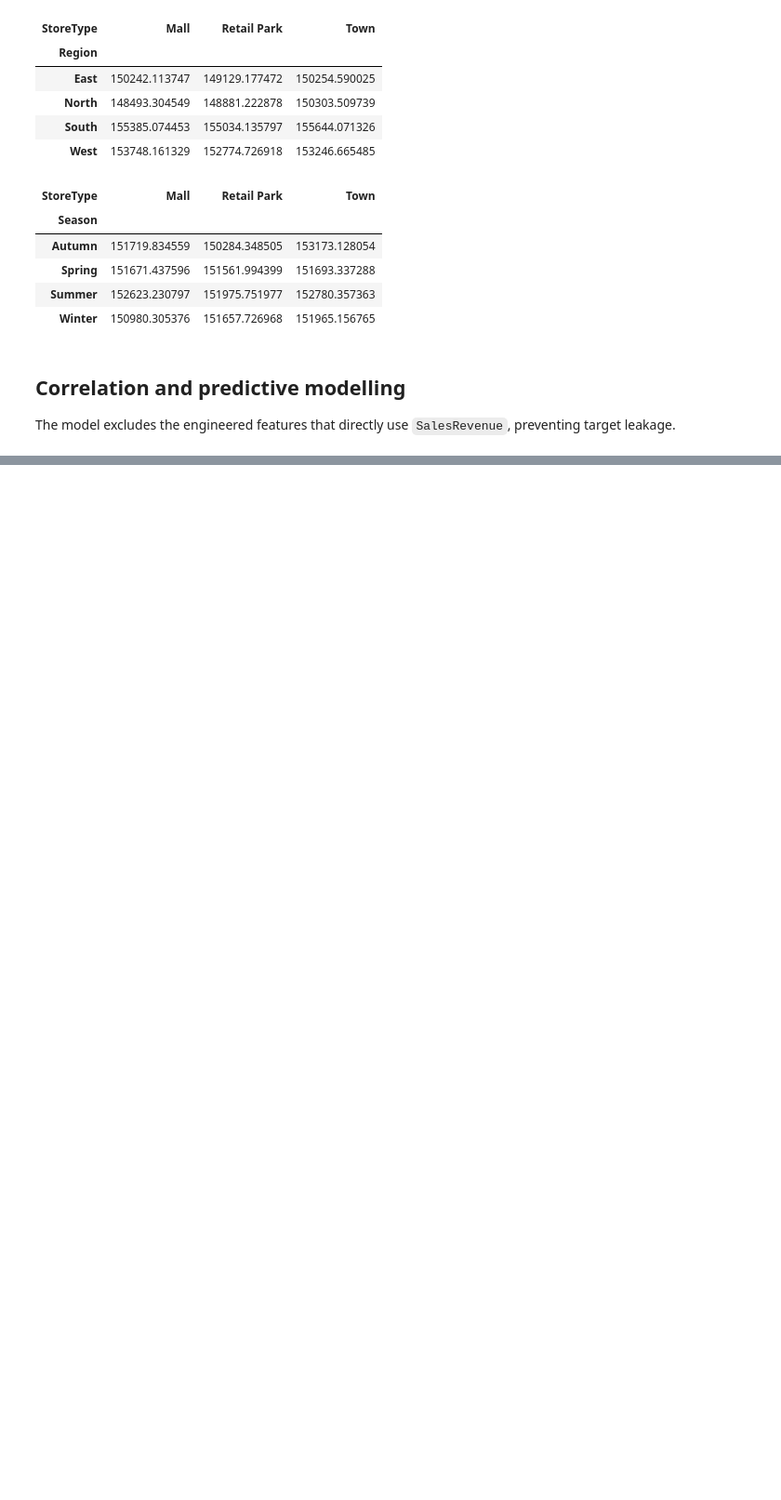
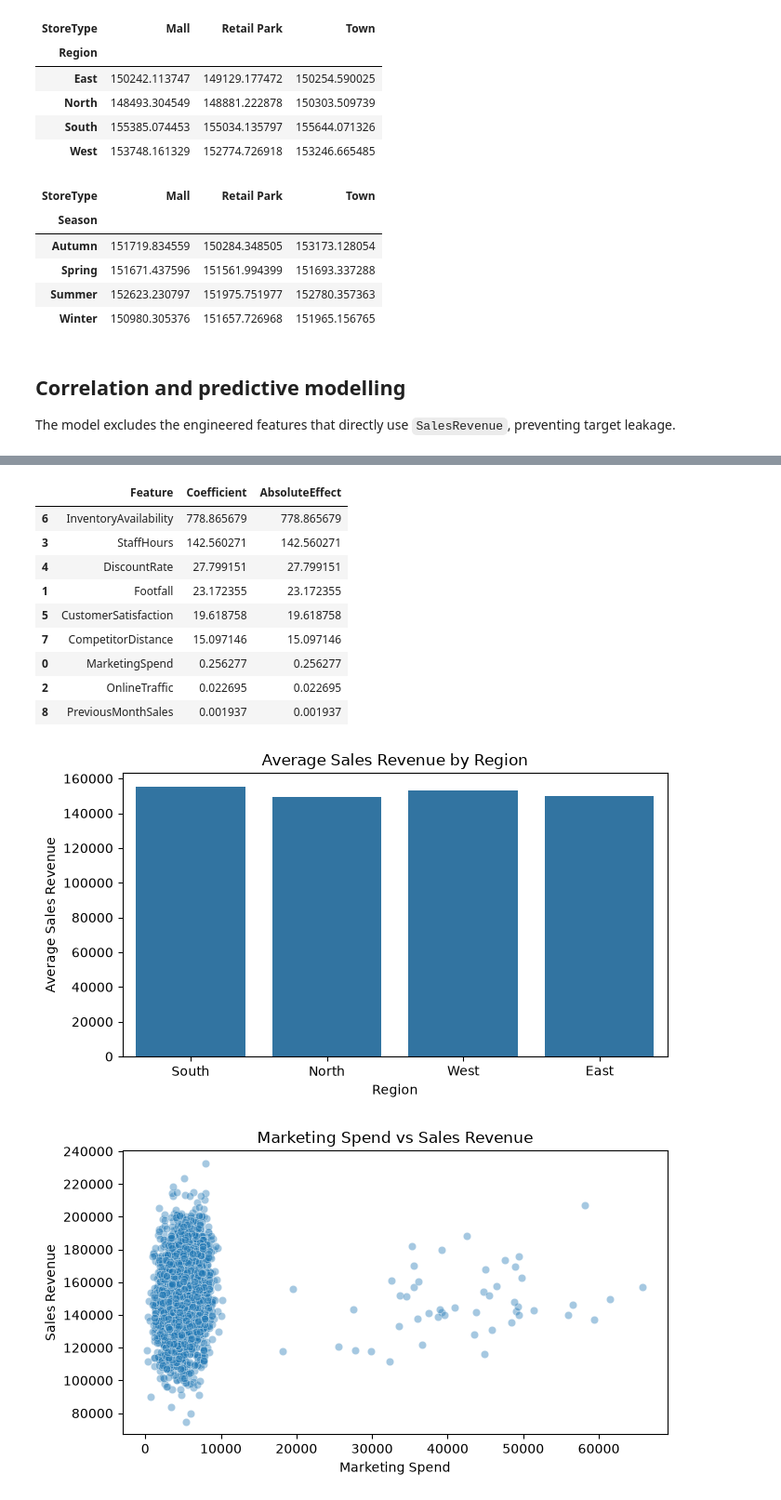
Before and after one commit to n00230867/RA-CA1, a Jupyter notebook: tasks/01_task1_retail_performance.ipynb, the cells around one changed output, grey strips where cells are left out. Shown at 93% size. Cells and saved outputs as stored; diff of their text form; code cells hidden in the pictures; blank space fills up the shorter version.

Commit message:
Add Task 1 model and visualisations

```diff
--- a/tasks/01_task1_retail_performance.ipynb
+++ b/tasks/01_task1_retail_performance.ipynb
@@ -252,0 +274,50 @@ display(model_results)
+# %%
+# Interpret the linear regression model using its coefficients.
+coefficient_summary = pd.DataFrame({
+    'Feature': model_features,
+    'Coefficient': model.coef_
+})
+coefficient_summary['AbsoluteEffect'] = coefficient_summary['Coefficient'].abs()
+coefficient_summary = coefficient_summary.sort_values('AbsoluteEffect', ascending=False)
+display(coefficient_summary)
+
+# Visualisation 1: average sales by region.
+plt.figure(figsize=(7, 4))
+sns.barplot(data=retail, x='Region', y='SalesRevenue', errorbar=None)
+plt.title('Average Sales Revenue by Region')
+plt.xlabel('Region')
+plt.ylabel('Average Sales Revenue')
+plt.tight_layout()
+plt.show()
+
+# Visualisation 2: marketing spend and sales revenue.
+plt.figure(figsize=(7, 4))
+sns.scatterplot(data=retail, x='MarketingSpend', y='SalesRevenue', alpha=0.4)
+plt.title('Marketing Spend vs Sales Revenue')
+plt.xlabel('Marketing Spend')
+plt.ylabel('Sales Revenue')
+plt.tight_layout()
+plt.show()
+
+# Visualisation 3: sales distribution by store type.
+plt.figure(figsize=(7, 4))
+sns.boxplot(data=retail, x='StoreType', y='SalesRevenue')
+plt.title('Sales Revenue Distribution by Store Type')
+plt.xlabel('Store Type')
+plt.ylabel('Sales Revenue')
+plt.xticks(rotation=15)
+plt.tight_layout()
+plt.show()
+# %% [output]
+|  | Feature | Coefficient | AbsoluteEffect |
+| 6 | InventoryAvailability | 778.865679 | 778.865679 |
+| 3 | StaffHours | 142.560271 | 142.560271 |
+| 4 | DiscountRate | 27.799151 | 27.799151 |
+| 1 | Footfall | 23.172355 | 23.172355 |
+| 5 | CustomerSatisfaction | 19.618758 | 19.618758 |
+| 7 | CompetitorDistance | 15.097146 | 15.097146 |
+| 0 | MarketingSpend | 0.256277 | 0.256277 |
+| 2 | OnlineTraffic | 0.022695 | 0.022695 |
+| 8 | PreviousMonthSales | 0.001937 | 0.001937 |
+[figure, added]
+[figure, added]
```
Also changed, not shown: parts of 5 cells of this notebook.
